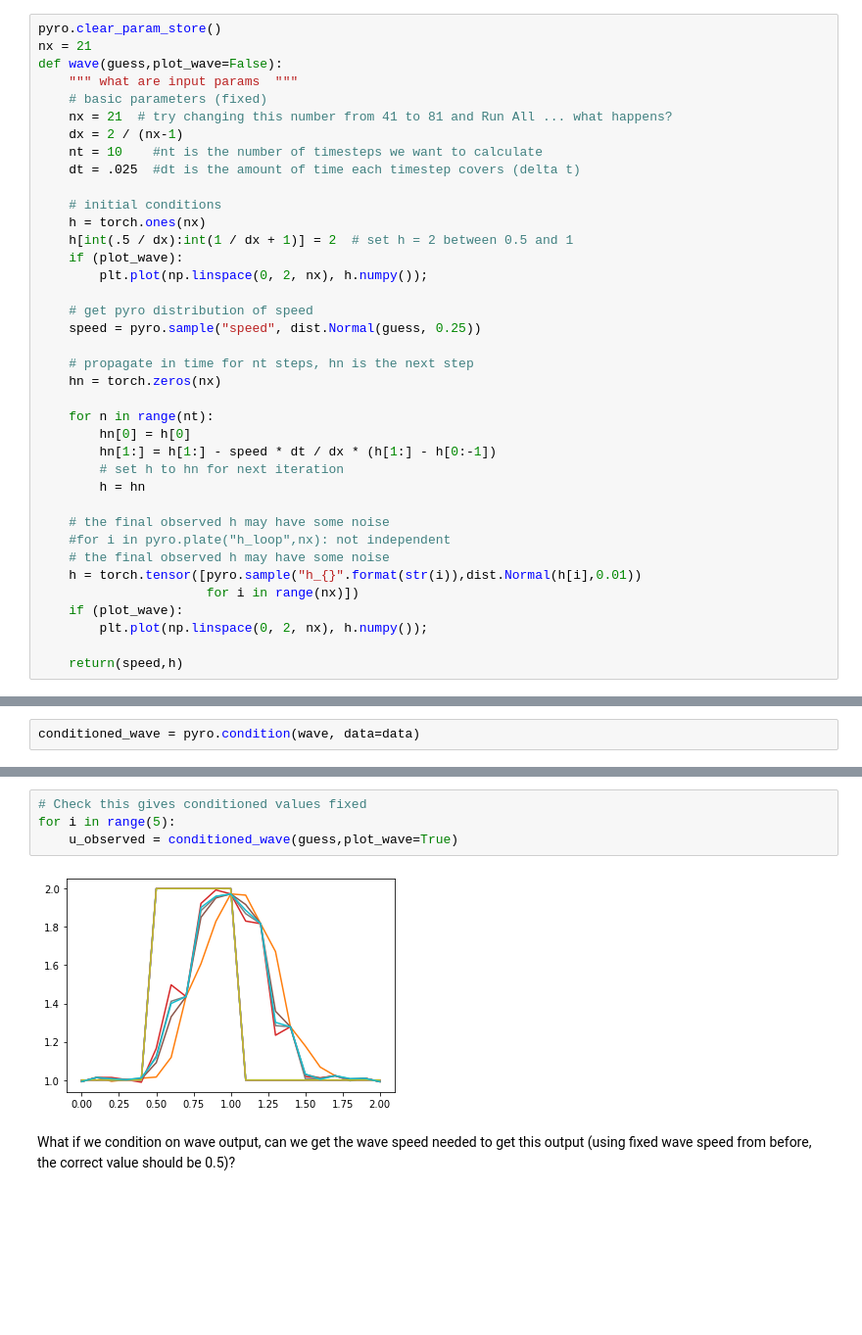
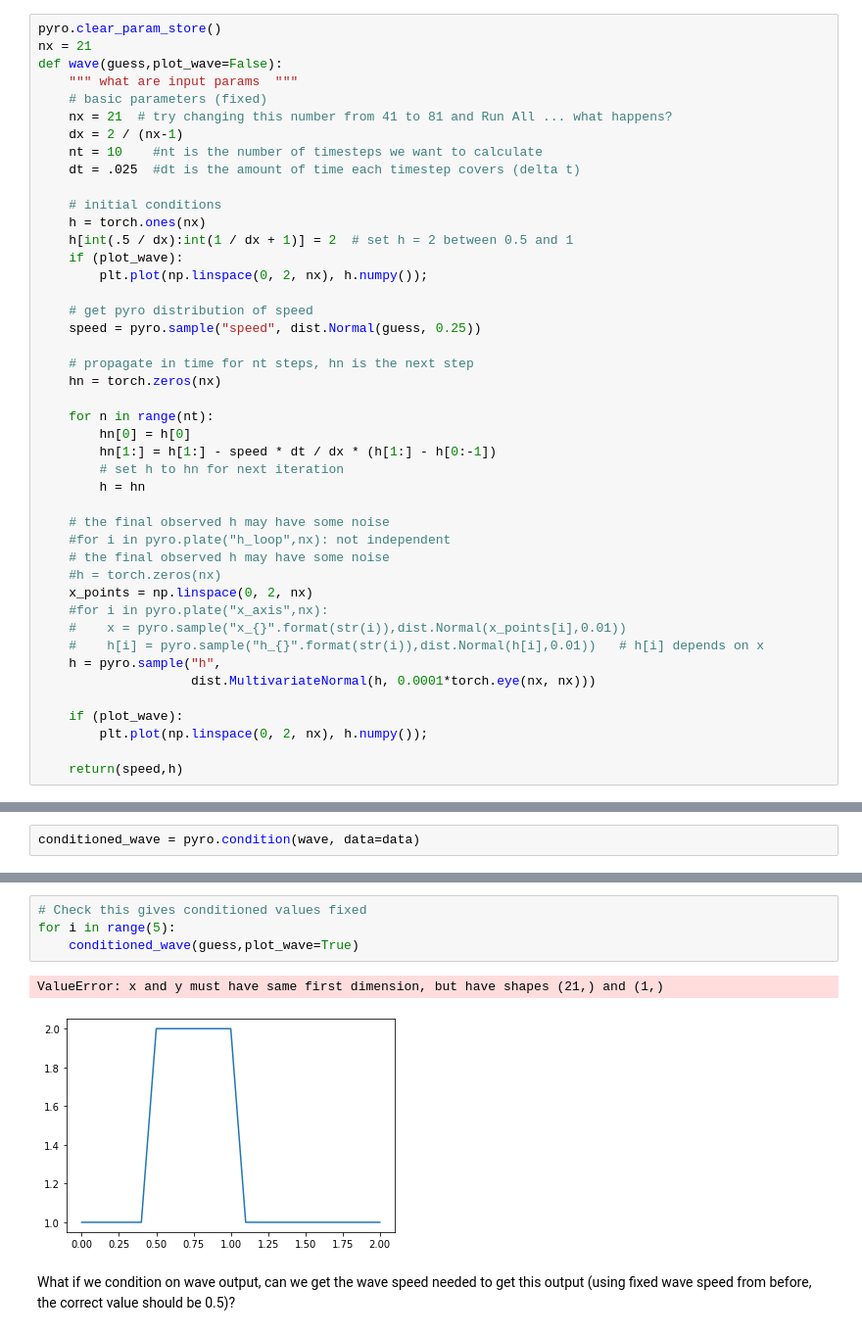
Before and after one commit to lm2612/InformaticsLab, a Jupyter notebook: 01_NDWave.ipynb, the cells around one changed output, grey strips where cells are left out. Shown at 98% size. Cells and saved outputs as stored; diff of their text form; blank space fills up the shorter version.

```diff
--- a/01_NDWave.ipynb
+++ b/01_NDWave.ipynb
@@ -48,8 +48,14 @@ def wave(guess,plot_wave=False):
     # the final observed h may have some noise
     #for i in pyro.plate("h_loop",nx): not independent
     # the final observed h may have some noise
-    h = torch.tensor([pyro.sample("h_{}".format(str(i)),dist.Normal(h[i],0.01))
-                      for i in range(nx)])
+    #h = torch.zeros(nx)
+    x_points = np.linspace(0, 2, nx)
+    #for i in pyro.plate("x_axis",nx):
+    #    x = pyro.sample("x_{}".format(str(i)),dist.Normal(x_points[i],0.01))
+    #    h[i] = pyro.sample("h_{}".format(str(i)),dist.Normal(h[i],0.01))   # h[i] depends on x
+    h = pyro.sample("h",
+                    dist.MultivariateNormal(h, 0.0001*torch.eye(nx, nx)))
+
     if (plot_wave):
         plt.plot(np.linspace(0, 2, nx), h.numpy());
 
@@ -115,9 +129,10 @@ conditioned_wave = pyro.condition(wave, data=data)
 # %%
 # Check this gives conditioned values fixed
 for i in range(5):
-    u_observed = conditioned_wave(guess,plot_wave=True)
+    conditioned_wave(guess,plot_wave=True)
 # %% [output]
+ValueError: x and y must have same first dimension, but have shapes (21,) and (1,)
-[figure, old version]
+[figure, new version]
 # %% [markdown]
 What if we condition on wave output, can we get the wave speed needed to get this output (using fixed wave speed from before, the correct value should be 0.5)?
 # %% [markdown]
```
Also changed, not shown: parts of 14 cells of this notebook.
